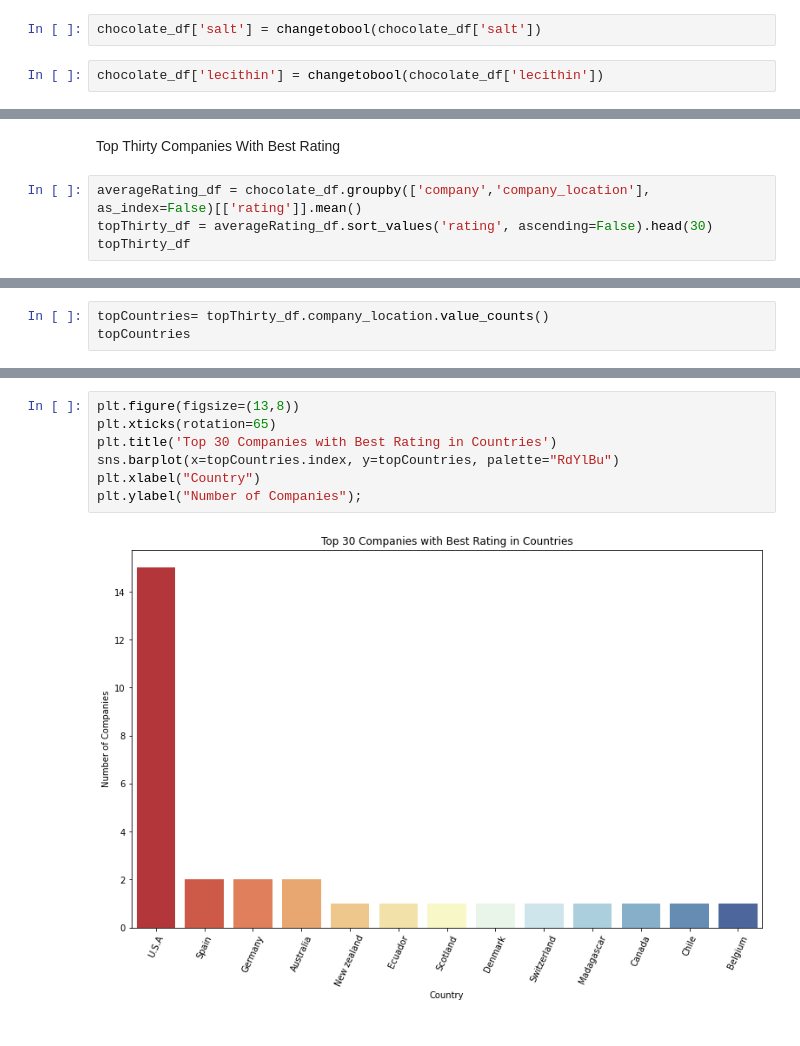
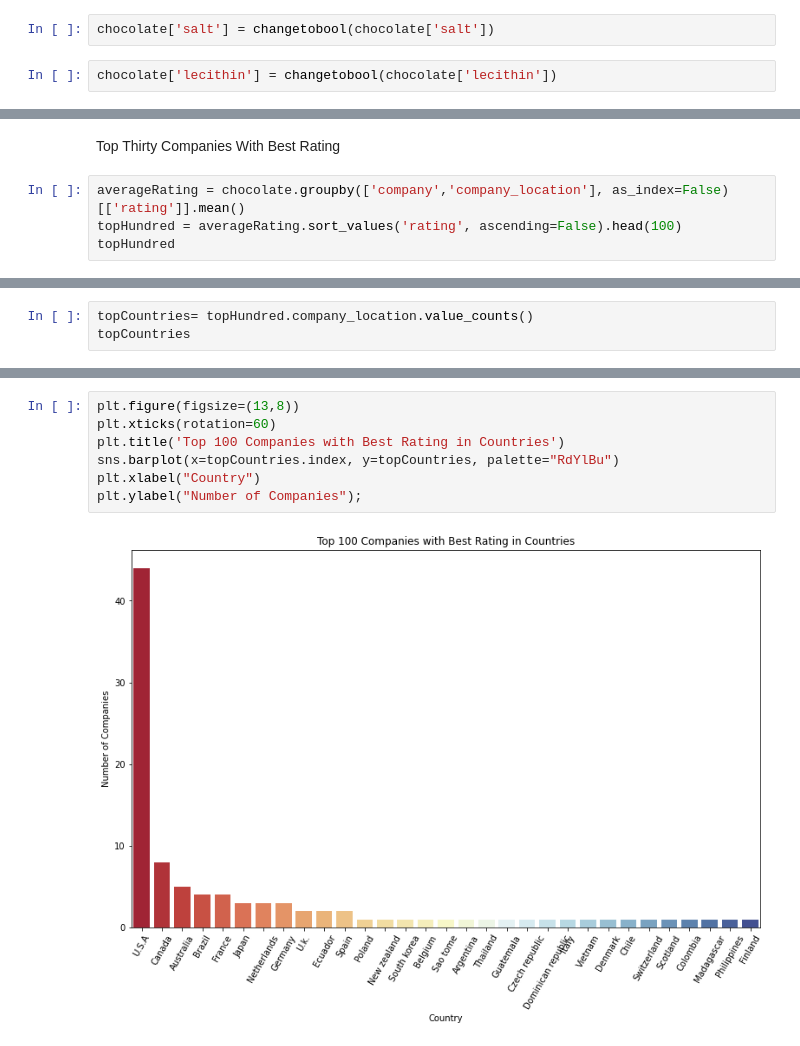
Before and after one commit to kamanl/4170, a Jupyter notebook: 4170.ipynb, the cells around one changed output, grey strips where cells are left out. Cells and saved outputs as stored; diff of their text form.

```diff
--- a/4170.ipynb
+++ b/4170.ipynb
@@ -32,7 +34,7 @@ chocolate_df['sugar'] = changetobool(chocolate_df['sugar'])
 # %%
-chocolate_df['salt'] = changetobool(chocolate_df['salt'])
+chocolate['salt'] = changetobool(chocolate['salt'])
 # %%
-chocolate_df['lecithin'] = changetobool(chocolate_df['lecithin'])
+chocolate['lecithin'] = changetobool(chocolate['lecithin'])
 # %%
 import seaborn as sns
 import matplotlib.pyplot as plt
@@ -125,9 +127,9 @@ plt.ylabel("Number of Top Rated Companies");
 # %% [markdown]
 Top Thirty Companies With Best Rating
 # %%
-averageRating_df = chocolate_df.groupby(['company','company_location'], as_index=False)[['rating']].mean()
-topThirty_df = averageRating_df.sort_values('rating', ascending=False).head(30)
-topThirty_df
+averageRating = chocolate.groupby(['company','company_location'], as_index=False)[['rating']].mean()
+topHundred = averageRating.sort_values('rating', ascending=False).head(100)
+topHundred
 # %% [output]
 |  | company | company_location | rating |
 | 352 | Ocelot | Scotland | 3.875000 |
@@ -149,4 +147,4 @@ topThirty_df
 # %%
-topCountries= topThirty_df.company_location.value_counts()
+topCountries= topHundred.company_location.value_counts()
 topCountries
 # %% [output]
@@ -166,10 +167,10 @@ Belgium         1
 Name: company_location, dtype: int64
 # %%
 plt.figure(figsize=(13,8))
-plt.xticks(rotation=65)
-plt.title('Top 30 Companies with Best Rating in Countries')
+plt.xticks(rotation=60)
+plt.title('Top 100 Companies with Best Rating in Countries')
 sns.barplot(x=topCountries.index, y=topCountries, palette="RdYlBu")
 plt.xlabel("Country")
 plt.ylabel("Number of Companies");
 # %% [output]
-[figure, old version]
+[figure, new version]
```
Also changed, not shown: parts of 18 cells of this notebook.
